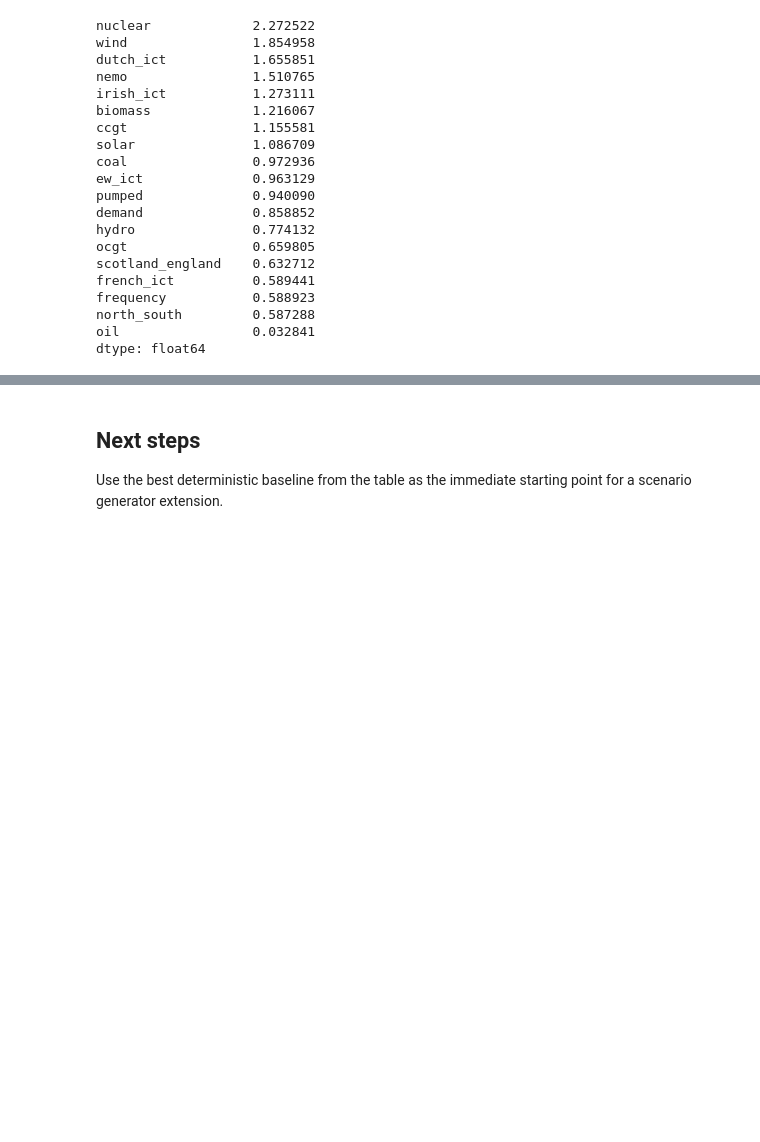
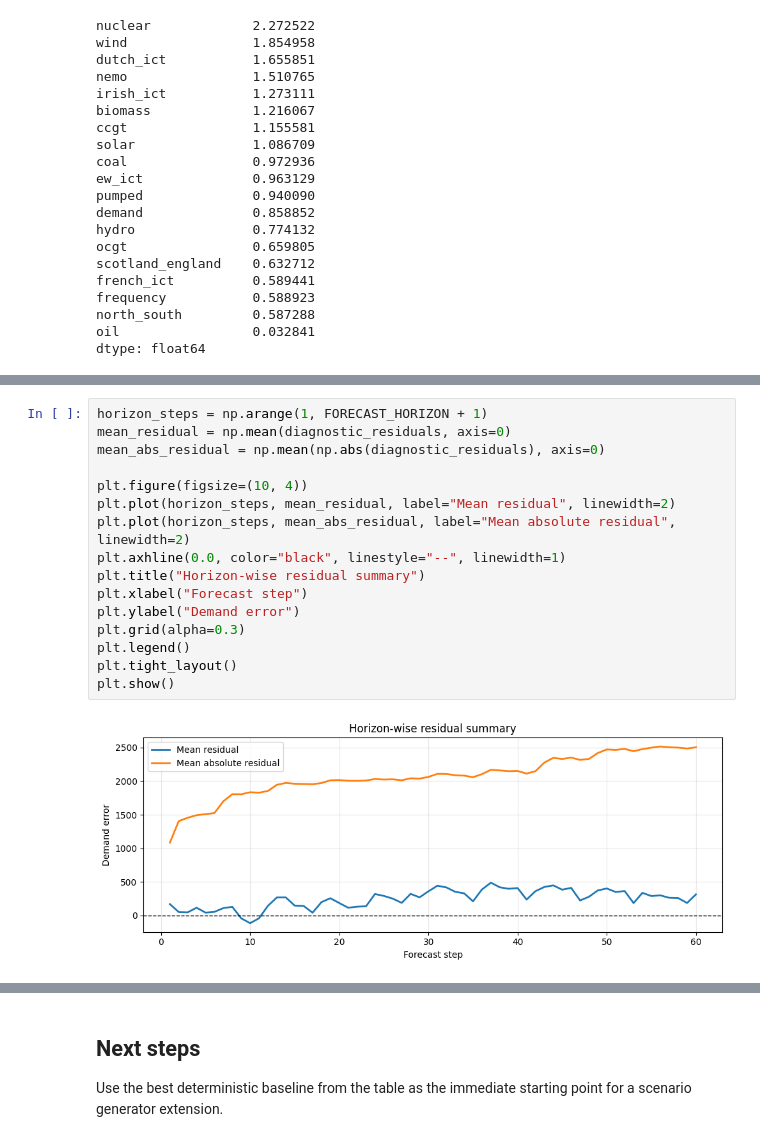
Before and after one commit to jpbarona/quantihack, a Jupyter notebook: src/jp/notebook.ipynb, the cells around one changed output, grey strips where cells are left out. Cells and saved outputs as stored; diff of their text form; blank space fills up the shorter version.

```diff
--- a/src/jp/notebook.ipynb
+++ b/src/jp/notebook.ipynb
@@ -454,0 +648,18 @@ dtype: float64
+# %%
+horizon_steps = np.arange(1, FORECAST_HORIZON + 1)
+mean_residual = np.mean(diagnostic_residuals, axis=0)
+mean_abs_residual = np.mean(np.abs(diagnostic_residuals), axis=0)
+
+plt.figure(figsize=(10, 4))
+plt.plot(horizon_steps, mean_residual, label="Mean residual", linewidth=2)
+plt.plot(horizon_steps, mean_abs_residual, label="Mean absolute residual", linewidth=2)
+plt.axhline(0.0, color="black", linestyle="--", linewidth=1)
+plt.title("Horizon-wise residual summary")
+plt.xlabel("Forecast step")
+plt.ylabel("Demand error")
+plt.grid(alpha=0.3)
+plt.legend()
+plt.tight_layout()
+plt.show()
+# %% [output]
+[figure, added]
```
Also changed, not shown: parts of 11 cells of this notebook, 1 other file.
